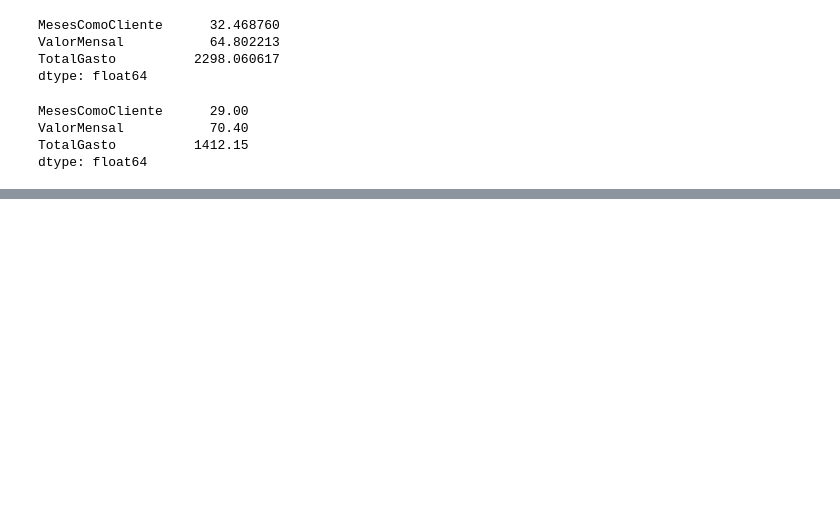
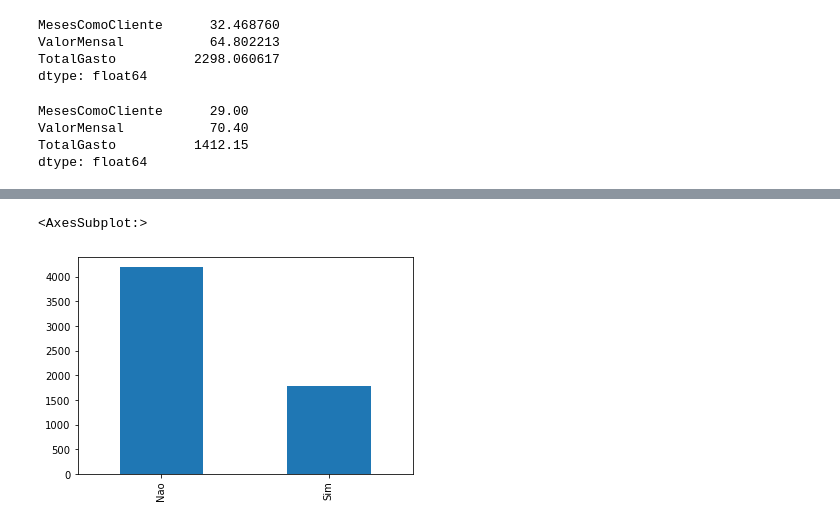
Before and after one commit to HodricVieira/Projeto-ICD-2022, a Jupyter notebook: projeto-dataset.ipynb, the cells around one changed output, grey strips where cells are left out. Saved outputs shown, nothing was run; the diff lists cells and outputs as text; code cells hidden in the pictures; blank space fills up the shorter version.

```diff
--- a/projeto-dataset.ipynb
+++ b/projeto-dataset.ipynb
@@ -108,0 +131,7 @@ sns.heatmap(corrmat, ax = ax, cmap ="YlGnBu", linewidths = 0.1)
+# %%
+#dependentes
+dependentes = data["Dependentes"].value_counts()
+dependentes.plot.bar()
+# %% [output]
+<AxesSubplot:>
+[figure, added]
```
Also changed, not shown: parts of 18 cells of this notebook.
